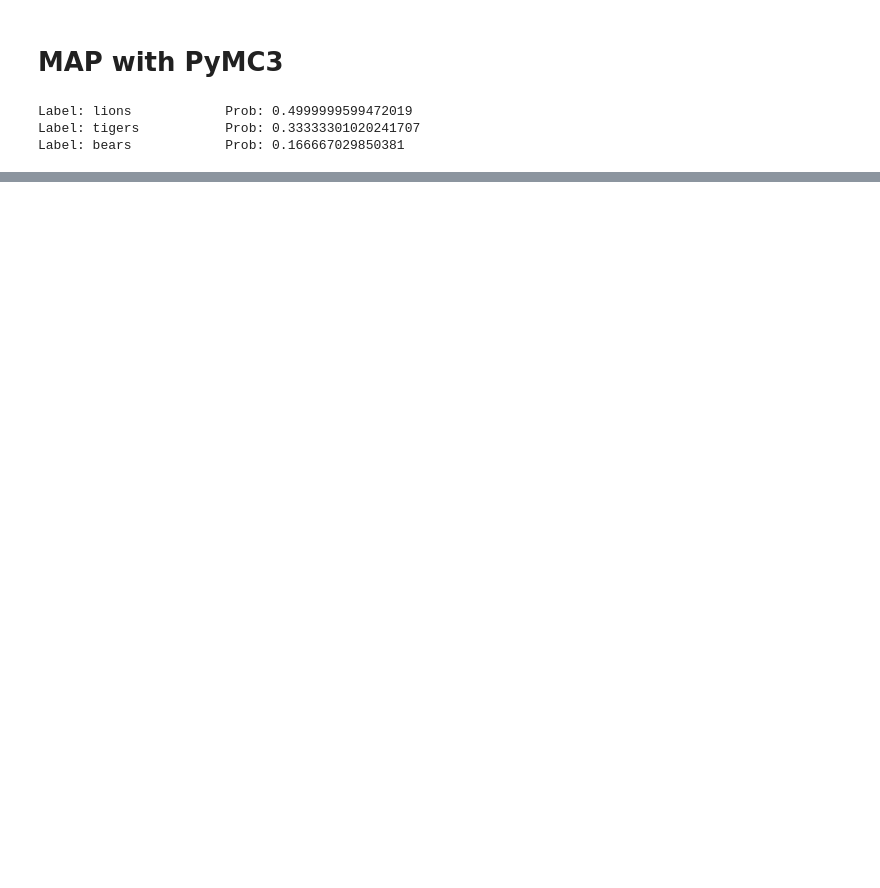
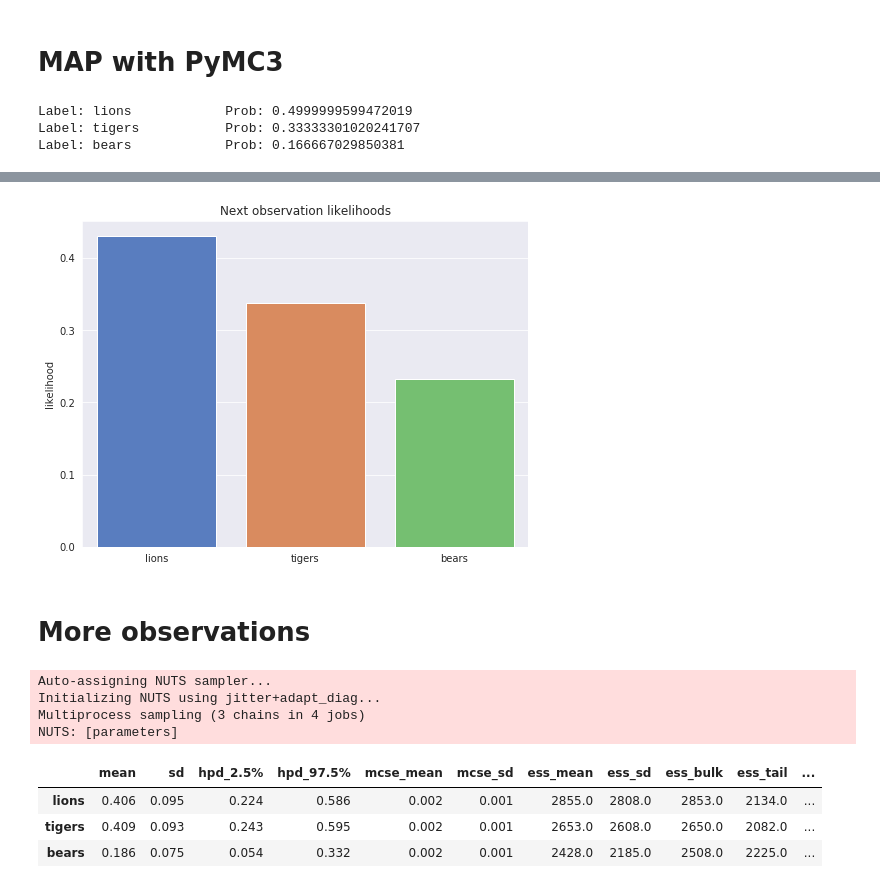
Before and after one commit to cjc77/bayesian_modeling, a Jupyter notebook: notebooks/lions_tigers_bears.ipynb, the cells around one changed output, grey strips where cells are left out. Saved outputs shown, nothing was run; the diff lists cells and outputs as text; code cells hidden in the pictures; blank space fills up the shorter version.

```diff
--- a/notebooks/lions_tigers_bears.ipynb
+++ b/notebooks/lions_tigers_bears.ipynb
@@ -167,6 +168,6 @@ trace_df.shape
 # %% [output]
 (3000, 3)
 # %%
-pv = trace_df.mean(axis=0)
-display_probs(animals, pv)
+pvs = trace_df.mean(axis=0)
+display_probs(animals, pvs)
 # %% [output]
@@ -214,0 +254,36 @@ Label: bears            Prob: 0.166667029850381
+# %%
+_, ax = plt.subplots(figsize=(8, 6))
+sns.barplot(x=next_obs.index, y=next_obs.values, palette=palette, ax=ax)
+ax.set_ylabel("likelihood")
+ax.set_title("Next observation likelihoods")
+plt.show()
+# %% [output]
+[figure, added]
+# %% [markdown]
+# More observations
+# %%
+cs = np.array([
+    [3, 2, 1],
+    [2, 3, 1],
+    [3, 2, 1],
+    [2, 3, 1]
+])
+
+with pm.Model() as model:
+    params = pm.Dirichlet("parameters", a=alphas[1], shape=3)
+    observations = pm.Multinomial("observations", n=6, p=params, shape=3, observed=cs)
+    trace = pm.sample(draws=1000, chains=3, random_seed=seed_val)
+# %% [output]
+Auto-assigning NUTS sampler...
+Initializing NUTS using jitter+adapt_diag...
+Multiprocess sampling (3 chains in 4 jobs)
+NUTS: [parameters]
+# %%
+summary = pm.summary(trace, credible_interval=.95)
+summary.index = animals
+summary
+# %% [output]
+|  | mean | sd | hpd_2.5% | hpd_97.5% | mcse_mean | mcse_sd | ess_mean | ess_sd | ess_bulk | ess_tail | ... |
+| lions | 0.406 | 0.095 | 0.224 | 0.586 | 0.002 | 0.001 | 2855.0 | 2808.0 | 2853.0 | 2134.0 | ... |
+| tigers | 0.409 | 0.093 | 0.243 | 0.595 | 0.002 | 0.001 | 2653.0 | 2608.0 | 2650.0 | 2082.0 | ... |
+| bears | 0.186 | 0.075 | 0.054 | 0.332 | 0.002 | 0.001 | 2428.0 | 2185.0 | 2508.0 | 2225.0 | ... |
```
Also changed, not shown: parts of 18 cells of this notebook.
